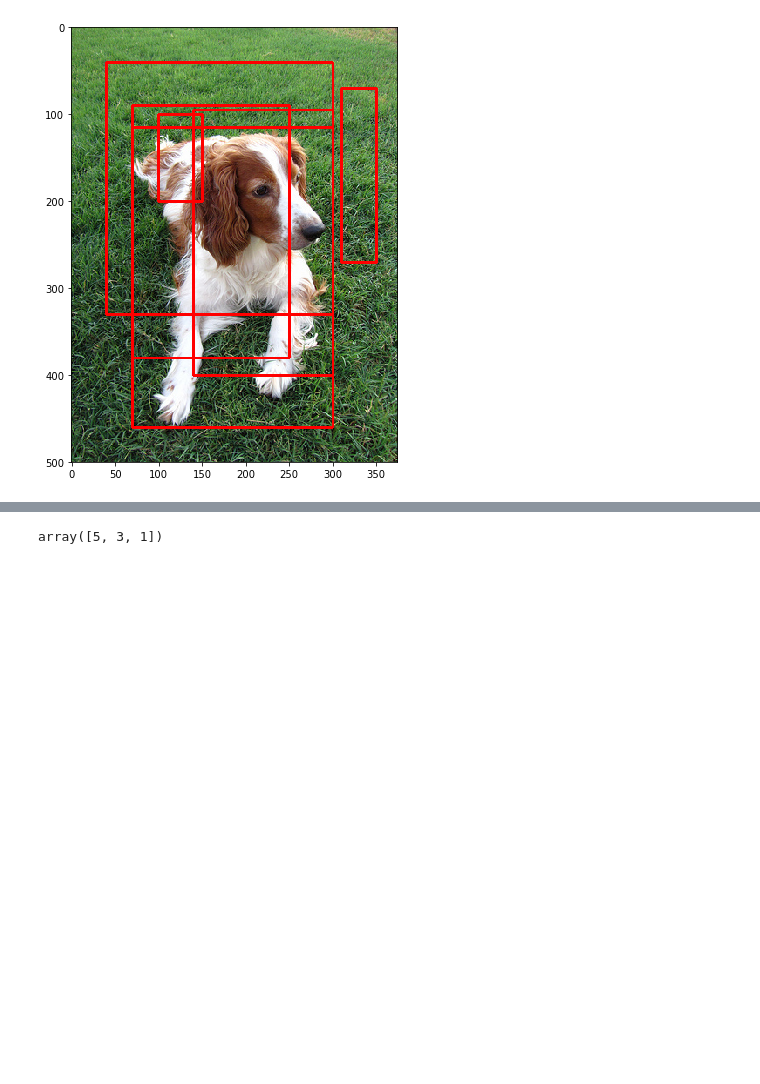
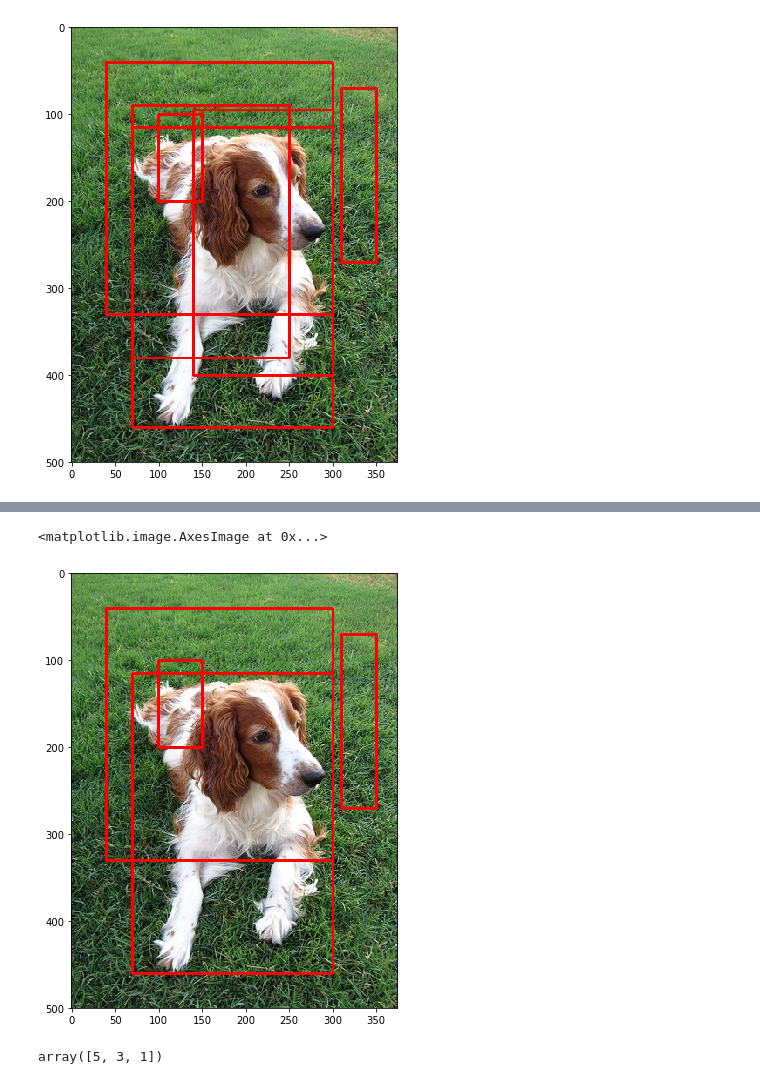
Before and after one commit to Indoril007/object_detection, a Jupyter notebook: nms_task_answer.ipynb, the cells around one changed output, grey strips where cells are left out. Drawn from its saved outputs; the diff is of its cells as text; code cells hidden in the pictures; blank space fills up the shorter version.

Commit message:
updated nms_task_answer

```diff
--- a/nms_task_answer.ipynb
+++ b/nms_task_answer.ipynb
@@ -106,12 +106,38 @@ print(get_iou(bboxes[i], bboxes[j]))
-# %%
-## TASK 3 ##
-# NON MAX SUPRESSION #
-def nms(bboxes, confidences, threshold):
-
-    idxs = np.argsort(confidences)
-    suppress = set()
-
-    for i, idx_high_conf in enumerate
+# %%
+## TASK 3 ##
+# NON MAX SUPRESSION #
+def nms(bboxes, confidences, threshold):
+
+    idxs = np.argsort(confidences)
+    idxs = idxs[::-1]
+    suppress = set()
+
+    for i, idx_high_conf in enumerate(idxs):
+        if idx_high_conf in suppress:
+            continue
+        for idx_low_conf in idxs[i+1:]:
+            if idx_low_conf in suppress:
+                continue
+
+            iou = get_iou(bboxes[idx_high_conf], bboxes[idx_low_conf])
+            if (iou > threshold):
+                suppress.add(idx_low_conf)
+
+    # Takes the set different between all indexes and suprressed indexes
+    pick = set(range(len(bboxes))) - suppress
+
+    return list(pick)
+
+picks = nms(bboxes, confidences, 0.5)
+img_copy = img.copy()
+for pick in picks:
+    bbox = bboxes[pick]
+    cv2.rectangle(img_copy, (bbox[0], bbox[2]), (bbox[1], bbox[3]), 0xFF3333, thickness=2)
+plt.figure(figsize=(8,8))
+plt.imshow(img_copy)
+# %% [output]
+<matplotlib.image.AxesImage at 0x...>
+[figure, added]
 # %%
 np.argsort(confidences)[:3]
 # %% [output]
```
Also changed, not shown: parts of 3 cells of this notebook.
